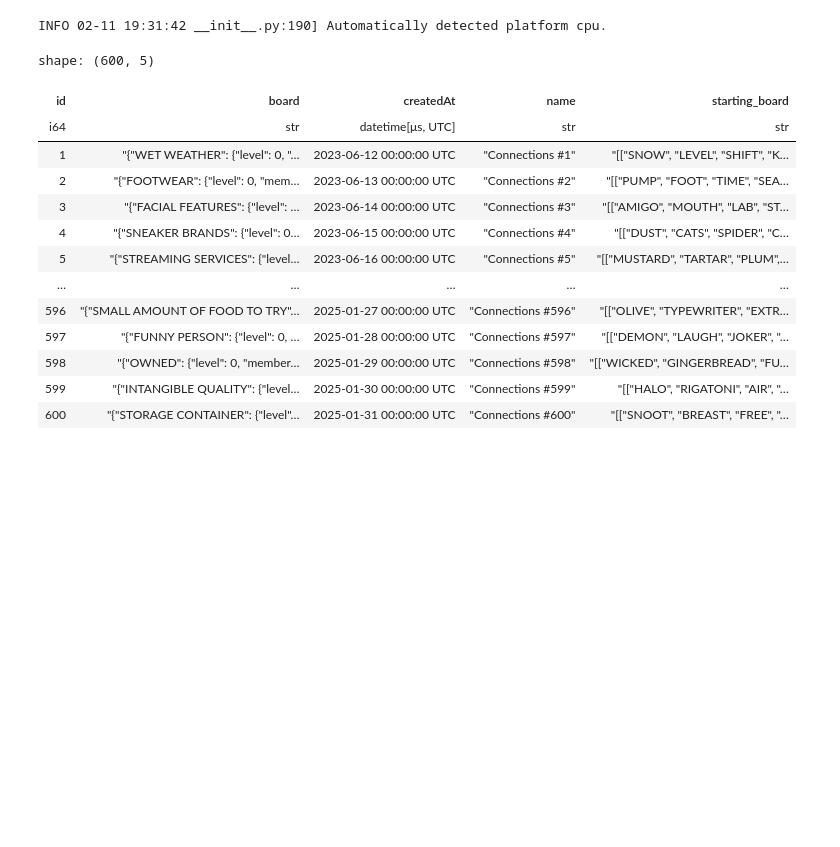
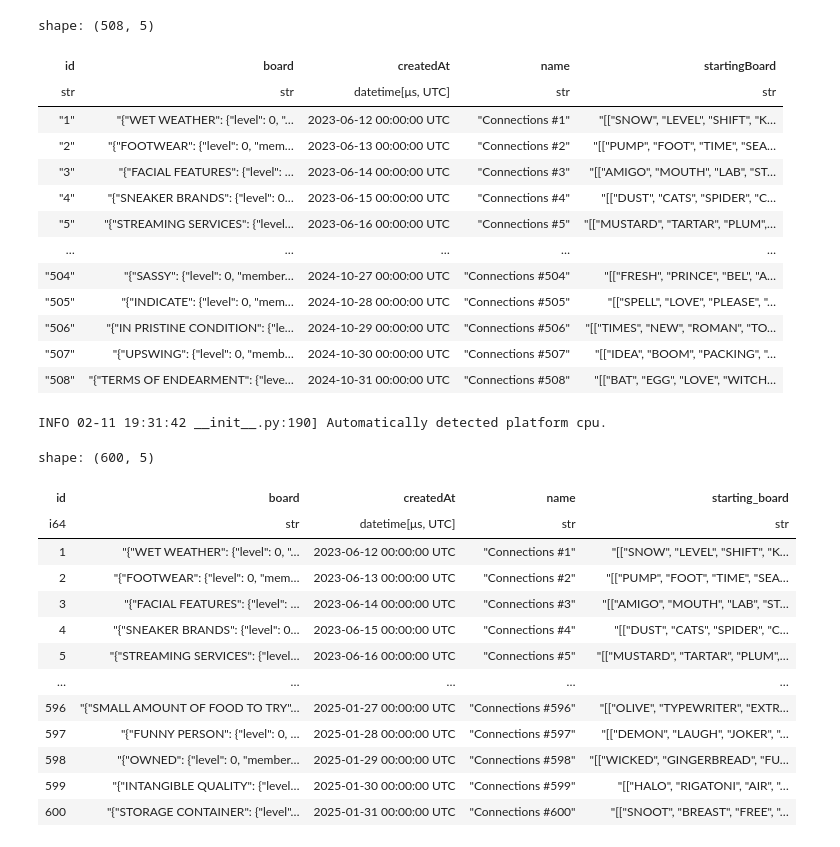
Before and after one commit to bradhilton/rl-experiments, a Jupyter notebook: experiments/001-nyt-connections.ipynb, the cells around one changed output. Cells and saved outputs as stored; diff of their text form; code cells hidden in the pictures; blank space fills up the shorter version.

Commit message:
chore: Begin work on train recipe

```diff
--- a/experiments/001-nyt-connections.ipynb
+++ b/experiments/001-nyt-connections.ipynb
@@ -1,5 +1,24 @@
 # %%
 %load_ext autoreload
 %autoreload 2
+# %%
+import polars as pl
+
+pl.read_parquet("./data/corbt/connections-games/train-*.parquet")
+# %% [output]
+shape: (508, 5)
+| id | board | createdAt | name | startingBoard |
+| str | str | datetime[μs, UTC] | str | str |
+| "1" | "{"WET WEATHER": {"level": 0, "… | 2023-06-12 00:00:00 UTC | "Connections #1" | "[["SNOW", "LEVEL", "SHIFT", "K… |
+| "2" | "{"FOOTWEAR": {"level": 0, "mem… | 2023-06-13 00:00:00 UTC | "Connections #2" | "[["PUMP", "FOOT", "TIME", "SEA… |
+| "3" | "{"FACIAL FEATURES": {"level": … | 2023-06-14 00:00:00 UTC | "Connections #3" | "[["AMIGO", "MOUTH", "LAB", "ST… |
+| "4" | "{"SNEAKER BRANDS": {"level": 0… | 2023-06-15 00:00:00 UTC | "Connections #4" | "[["DUST", "CATS", "SPIDER", "C… |
+| "5" | "{"STREAMING SERVICES": {"level… | 2023-06-16 00:00:00 UTC | "Connections #5" | "[["MUSTARD", "TARTAR", "PLUM",… |
+| … | … | … | … | … |
+| "504" | "{"SASSY": {"level": 0, "member… | 2024-10-27 00:00:00 UTC | "Connections #504" | "[["FRESH", "PRINCE", "BEL", "A… |
+| "505" | "{"INDICATE": {"level": 0, "mem… | 2024-10-28 00:00:00 UTC | "Connections #505" | "[["SPELL", "LOVE", "PLEASE", "… |
+| "506" | "{"IN PRISTINE CONDITION": {"le… | 2024-10-29 00:00:00 UTC | "Connections #506" | "[["TIMES", "NEW", "ROMAN", "TO… |
+| "507" | "{"UPSWING": {"level": 0, "memb… | 2024-10-30 00:00:00 UTC | "Connections #507" | "[["IDEA", "BOOM", "PACKING", "… |
+| "508" | "{"TERMS OF ENDEARMENT": {"leve… | 2024-10-31 00:00:00 UTC | "Connections #508" | "[["BAT", "EGG", "LOVE", "WITCH… |
 # %%
 import asyncio
```
Also changed, not shown: parts of 4 cells of this notebook, 4 other files.
